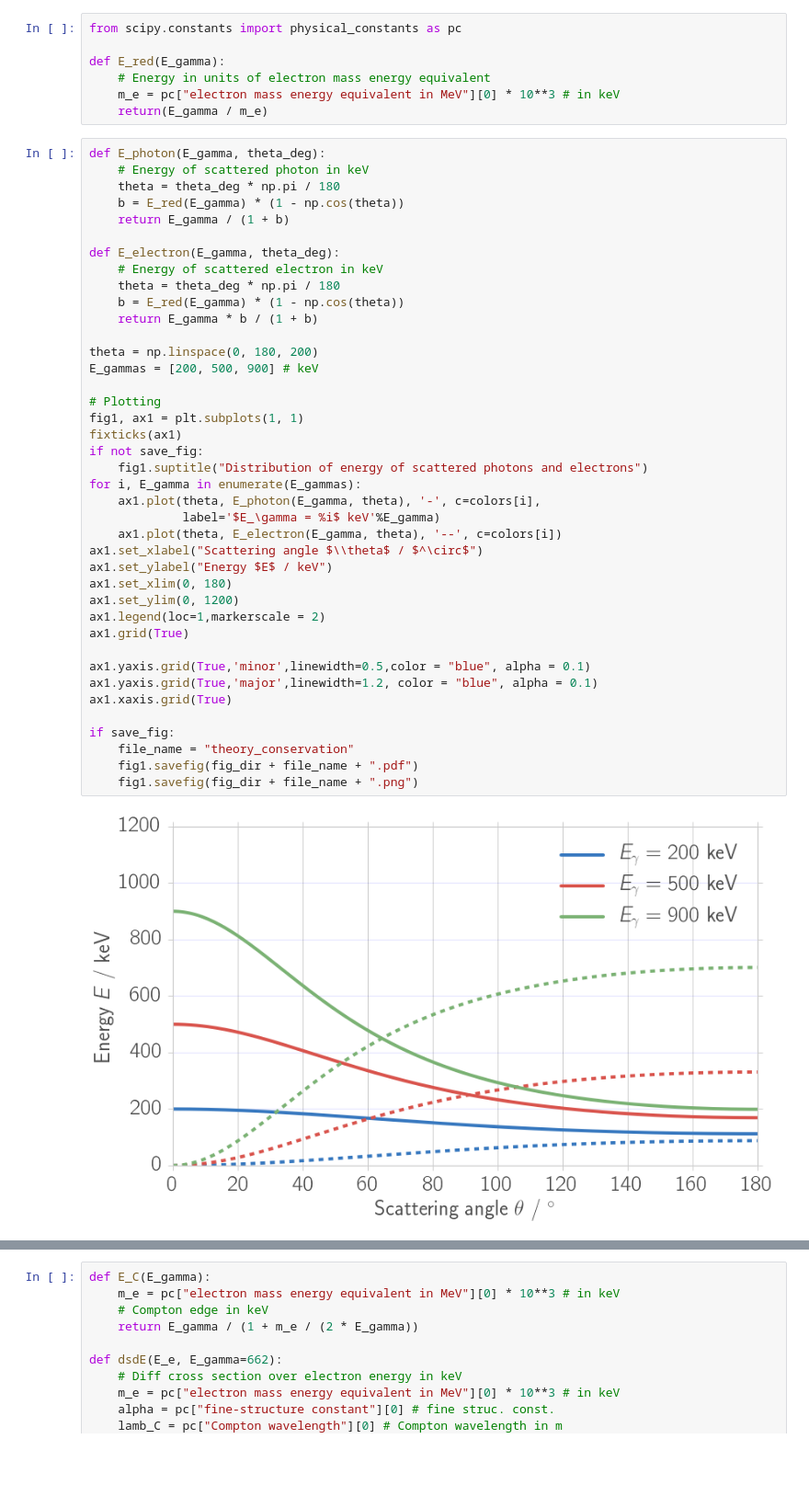
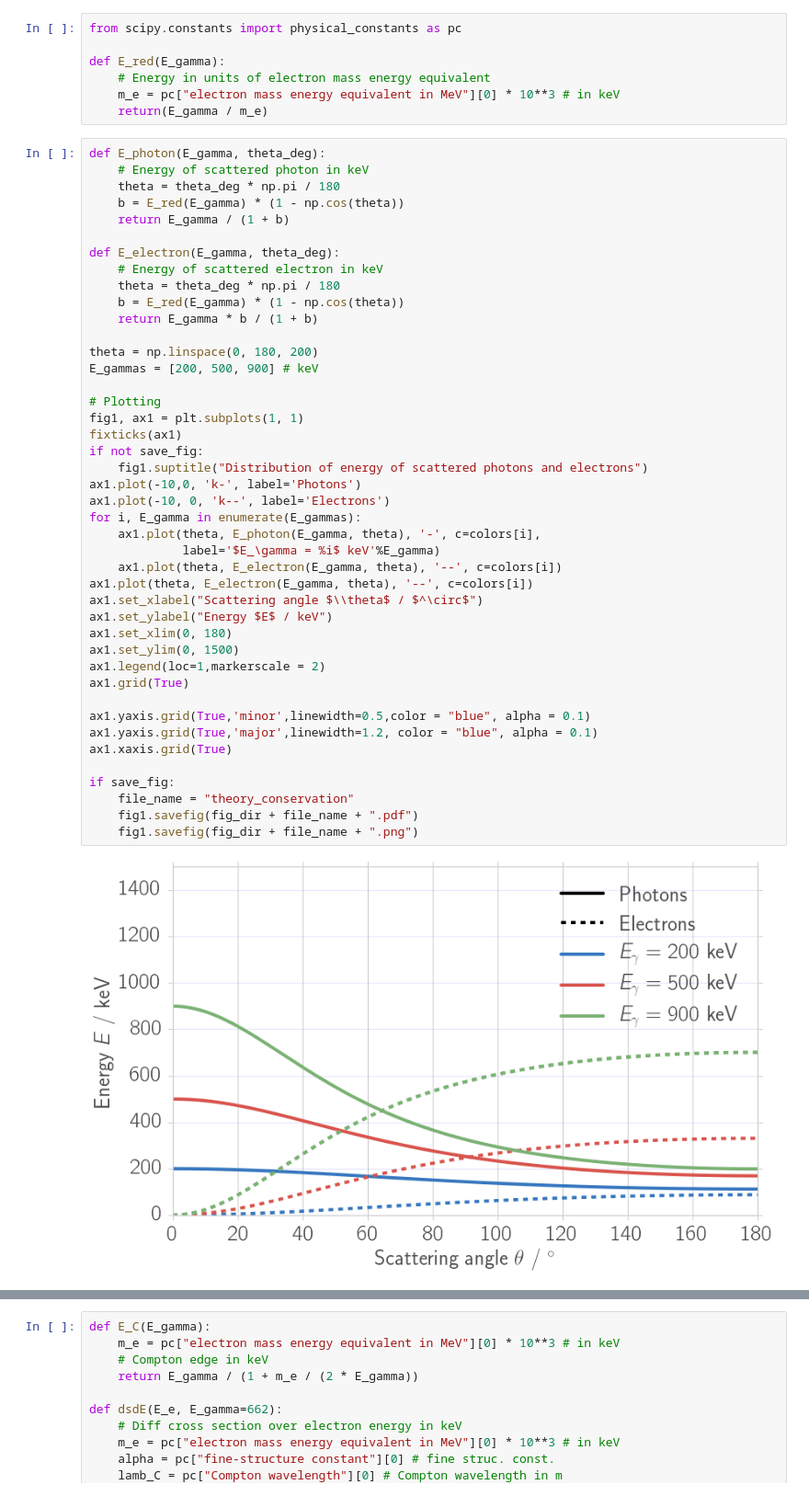
Before and after one commit to Bondzio/fp, a Jupyter notebook: compton/analysis/theory.ipynb, the cells around one changed output, grey strips where cells are left out. Shown at 92% size. Saved outputs shown, nothing was run; the diff lists cells and outputs as text; blank space fills up the shorter version.

```diff
--- a/compton/analysis/theory.ipynb
+++ b/compton/analysis/theory.ipynb
@@ -109,35 +109,38 @@ def E_electron(E_gamma, theta_deg):
     b = E_red(E_gamma) * (1 - np.cos(theta))
     return E_gamma * b / (1 + b)
 
 theta = np.linspace(0, 180, 200)
 E_gammas = [200, 500, 900] # keV
 
 # Plotting
 fig1, ax1 = plt.subplots(1, 1)
 fixticks(ax1)
 if not save_fig:
     fig1.suptitle("Distribution of energy of scattered photons and electrons")
+ax1.plot(-10,0, 'k-', label='Photons')
+ax1.plot(-10, 0, 'k--', label='Electrons')
 for i, E_gamma in enumerate(E_gammas):
     ax1.plot(theta, E_photon(E_gamma, theta), '-', c=colors[i],
              label='$E_\gamma = %i$ keV'%E_gamma)
     ax1.plot(theta, E_electron(E_gamma, theta), '--', c=colors[i])
+ax1.plot(theta, E_electron(E_gamma, theta), '--', c=colors[i])
 ax1.set_xlabel("Scattering angle $\\theta$ / $^\circ$")
 ax1.set_ylabel("Energy $E$ / keV")
 ax1.set_xlim(0, 180)
-ax1.set_ylim(0, 1200)
+ax1.set_ylim(0, 1500)
 ax1.legend(loc=1,markerscale = 2)
 ax1.grid(True)
 
 ax1.yaxis.grid(True,'minor',linewidth=0.5,color = "blue", alpha = 0.1)
 ax1.yaxis.grid(True,'major',linewidth=1.2, color = "blue", alpha = 0.1)
 ax1.xaxis.grid(True)
 
 if save_fig:
     file_name = "theory_conservation"
     fig1.savefig(fig_dir + file_name + ".pdf")
     fig1.savefig(fig_dir + file_name + ".png")
 # %% [output]
-[figure, old version]
+[figure, new version]
 # %%
 def dsdo(E_gamma, theta_deg):
     #Klein-Nishina differential cross section
```
Also changed, not shown: parts of 1 cell of this notebook, 9 other files.
